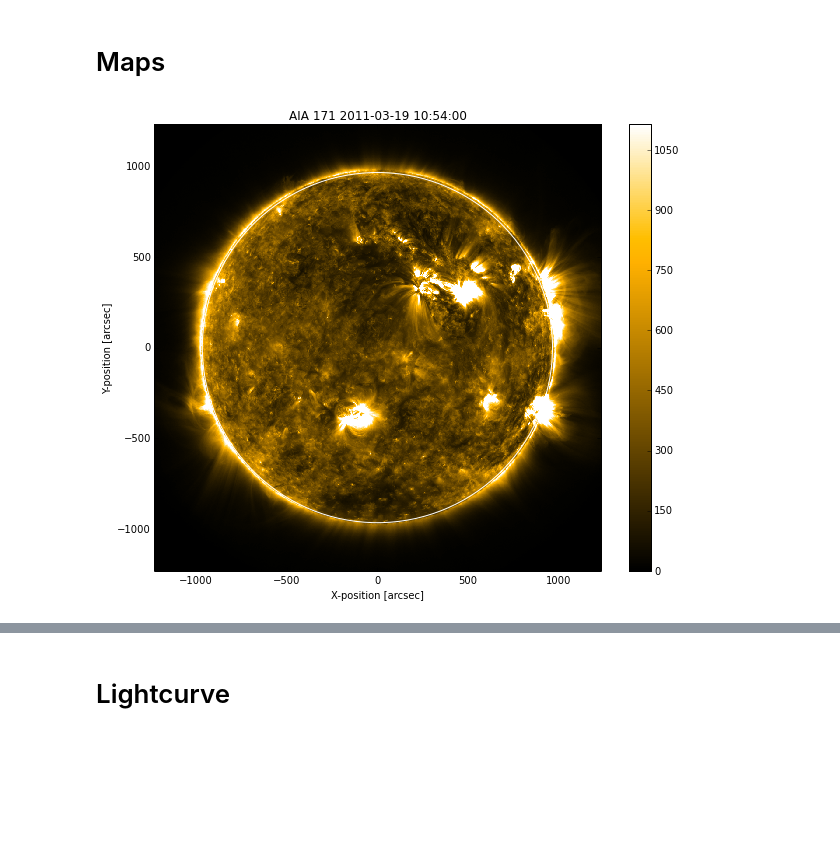
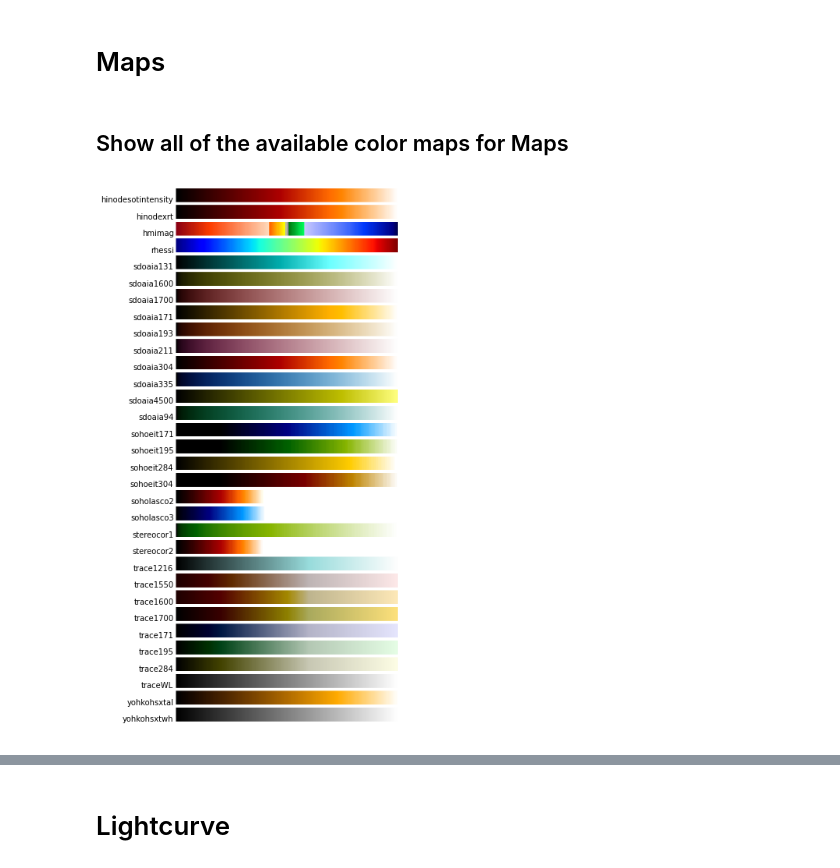
Before and after one commit to ehsteve/ipython-notebooks, a Jupyter notebook: Testing Peek().ipynb, the cells around one changed output, grey strips where cells are left out. Drawn from its saved outputs; the diff is of its cells as text; code cells hidden in the pictures; blank space fills up the shorter version.

```diff
--- a/Testing Peek().ipynb
+++ b/Testing Peek().ipynb
@@ -11,7 +15,4 @@ mpl.rcParams['figure.figsize'] = (10, 8)
 # %% [markdown]
 # Maps
-# %%
-aia = sunpy.map.Map(sunpy.AIA_171_IMAGE)
-aia.peek(draw_limb=True)
-# %% [output]
-[figure, removed]
+# %% [markdown]
+## Show all of the available color maps for Maps
@@ -17,0 +21,5 @@ aia.peek(draw_limb=True)
+# %%
+from sunpy import cm
+cm.show_colormaps()
+# %% [output]
+[figure, added]
```
Also changed, not shown: parts of 47 cells of this notebook.
